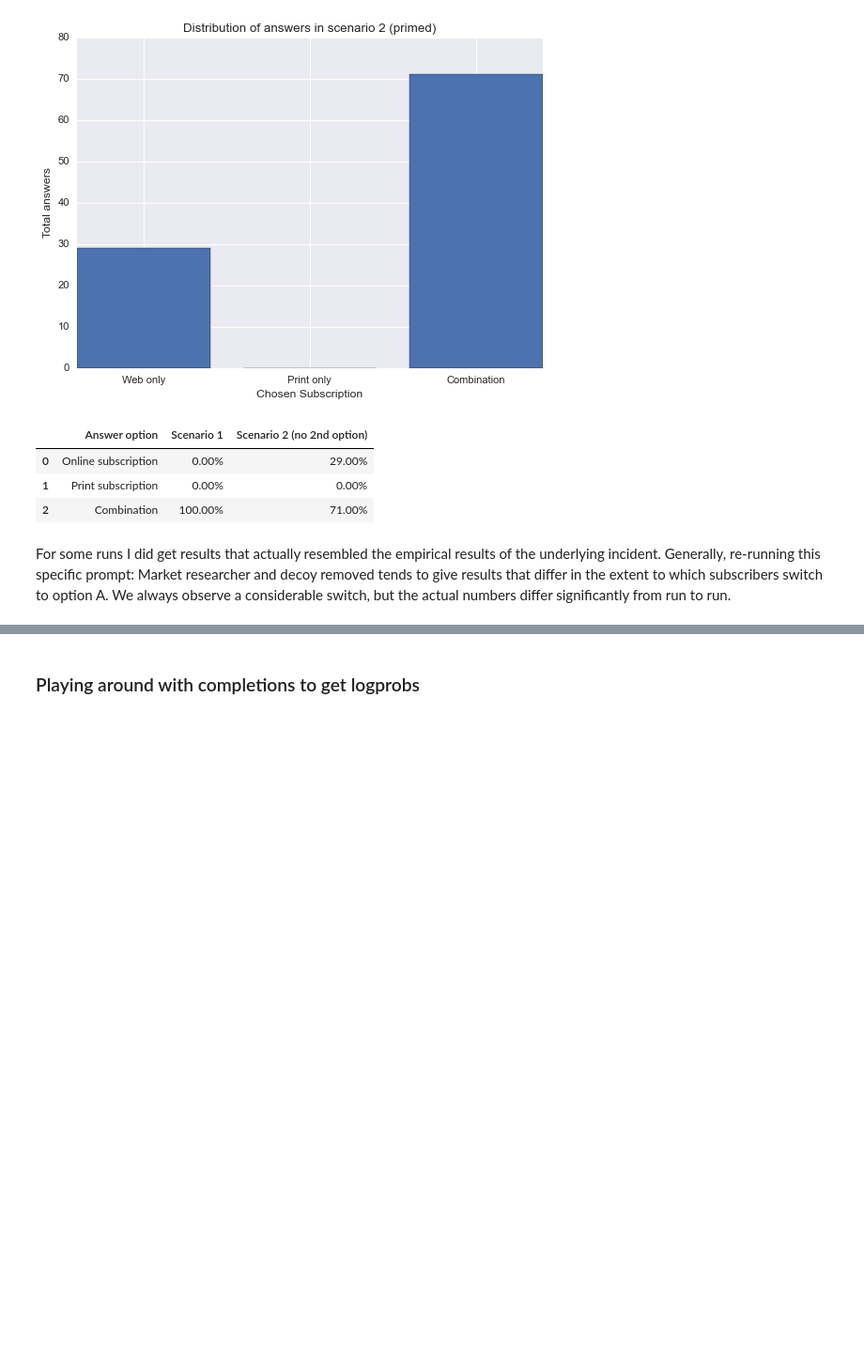
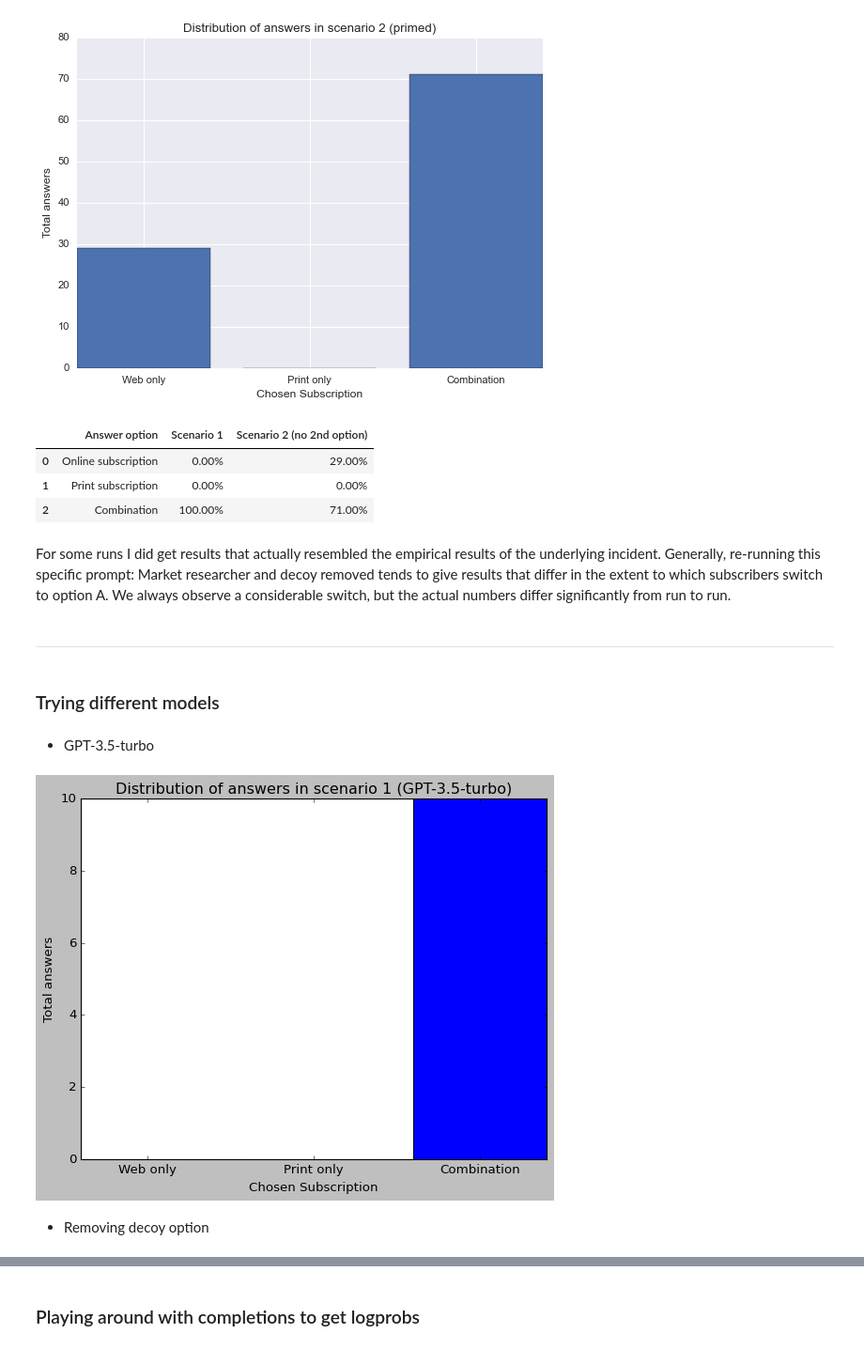
Before and after one commit to MariusDSPM/Data-Science-Project, a Jupyter notebook: Decoy Effekt.ipynb, the cells around one changed output, grey strips where cells are left out. Shown at 94% size. Cells and saved outputs as stored; diff of their text form; code cells hidden in the pictures; blank space fills up the shorter version.

```diff
--- a/Decoy Effekt.ipynb
+++ b/Decoy Effekt.ipynb
@@ -22,7 +20,7 @@ openai.api_key = os.environ["OPENAI_API_KEY"]
 client = OpenAI()
 
 # Set global plot style
-plt.style.use('seaborn-v0_8')
+plt.style.use('ggplot')
 # %% [markdown]
 |Answer option          | Scenario 1 | Scenario 2 (no 2nd option)|
 |-----------------------|--------------|-----------|
@@ -42,6 +42,7 @@ for _ in range(100):
          B: 1-year Print subscription to The Economist for $125.00.
          C: Print & web subscription for 125$: 1-year subscription to the print edition of The Econnomist and online access to all articles from 1997 onwards.
          Which alternative would you choose? Please answer by only giving the letter of the alternative you would choose without any reasoning.
+         Answer: I would choose option
          """},
                    ])
 
@@ -250,3 +251,9 @@ df_mr
 | 2 | Combination | 100.00% | 71.00% |
 # %% [markdown]
 For some runs I did get results that actually resembled the empirical results of the underlying incident. Generally, re-running this specific prompt: Market researcher and decoy removed tends to give results that differ in the extent to which subscribers switch to option A. We always observe a considerable switch, but the actual numbers differ significantly from run to run.
+# %% [markdown]
+-----------------------------------------------
+# %% [markdown]
+### Trying different models
+# %% [markdown]
+- GPT-3.5-turbo
@@ -252,0 +279,31 @@ For some runs I did get results that actually resembled the empirical results of
+# %%
+# Collecting results without priming
+A = answers.count("A")
+B = answers.count("B")
+C = answers.count("C")
+
+# Getting percentage of answers
+p_a_1 = f"{(A / len(answers)) * 100:.2f}%"
+p_b_1 = f"{(B / len(answers)) * 100:.2f}%"
+p_c_1 = f"{(C / len(answers)) * 100:.2f}%"
+
+plt.style.use('classic')
+# %%
+# Set labels
+labels = ['Web only', 'Print only', 'Combination']
+
+# Create a bar graph
+plt.bar(labels, [A, B, C])
+
+# Add labels and a title
+plt.xlabel('Chosen Subscription')
+plt.ylabel('Total answers')
+plt.title('Distribution of answers in scenario 1 (GPT-3.5-turbo)')
+
+
+# Show the plot
+plt.show()
+# %% [output]
+[figure, added]
+# %% [markdown]
+- Removing decoy option
```
Also changed, not shown: parts of 18 cells of this notebook, 1 other file.
